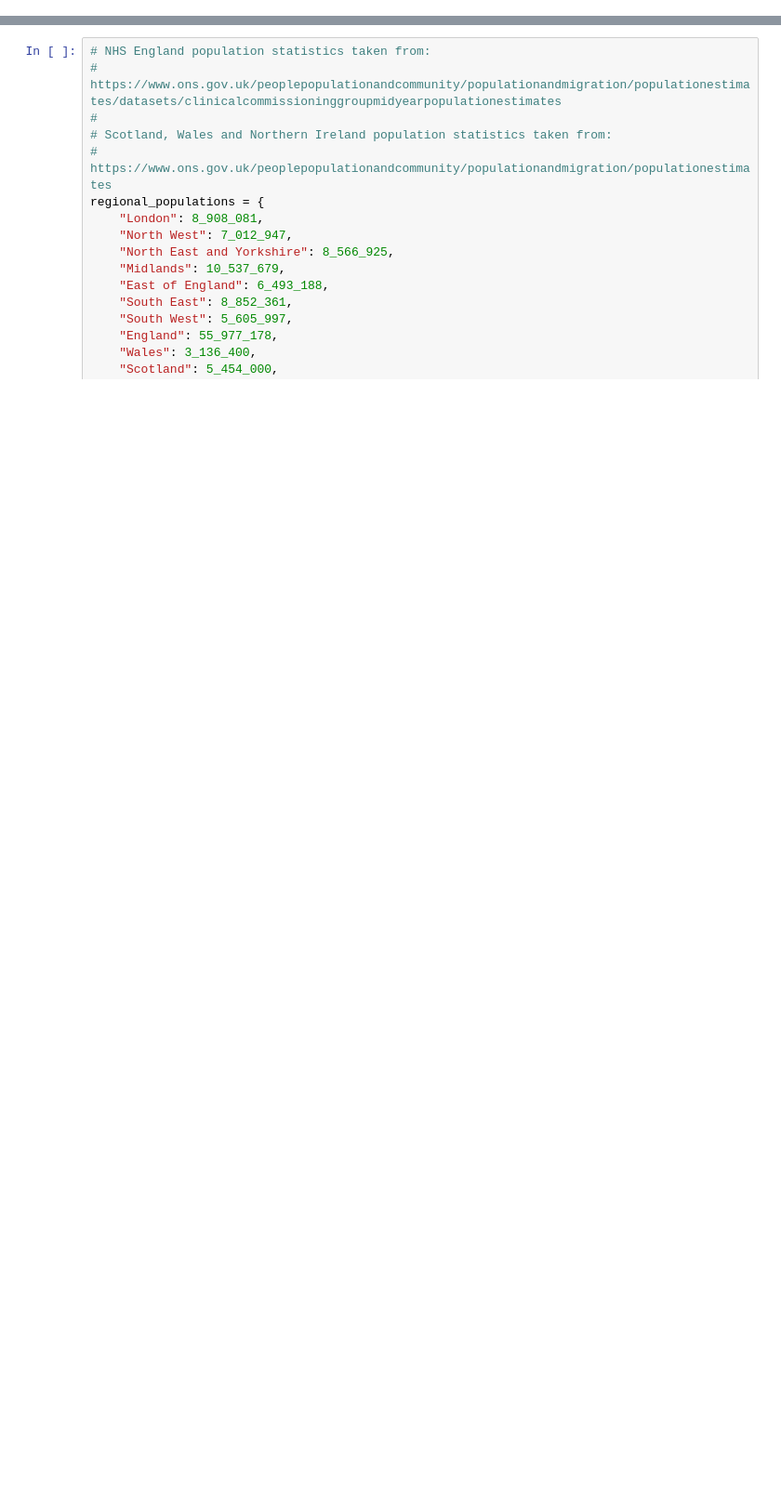
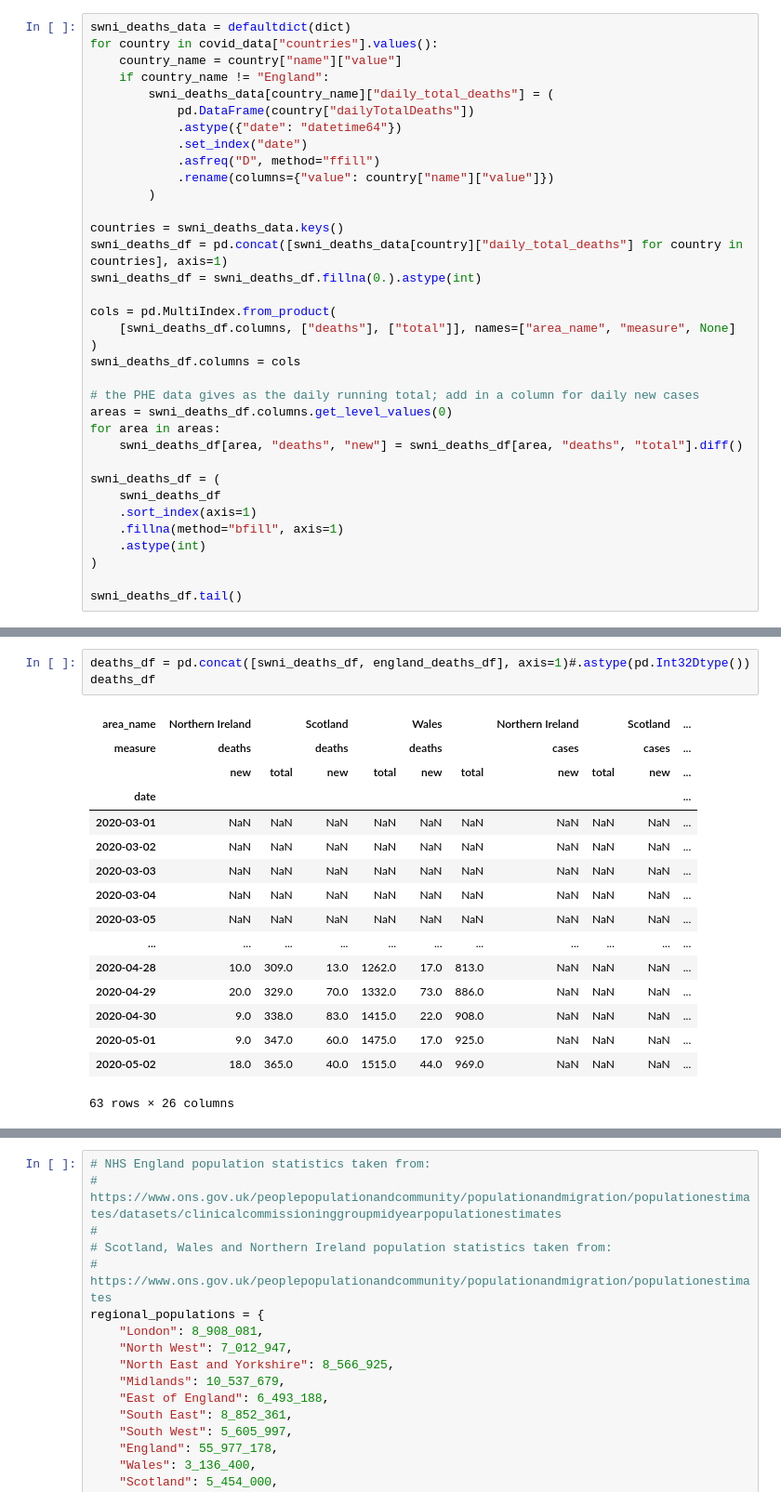
Before and after one commit to mfreeborn/coronavirus-tracker, a Jupyter notebook: Covid-19 England Tracker.ipynb, the cells around one changed output, grey strips where cells are left out. Shown at 93% size. Drawn from its saved outputs; the diff is of its cells as text; blank space fills up the shorter version.

```diff
--- a/Covid-19 England Tracker.ipynb
+++ b/Covid-19 England Tracker.ipynb
@@ -183,0 +97,35 @@ england_cases_df
+# %%
+swni_deaths_data = defaultdict(dict)
+for country in covid_data["countries"].values():
+    country_name = country["name"]["value"]
+    if country_name != "England":
+        swni_deaths_data[country_name]["daily_total_deaths"] = (
+            pd.DataFrame(country["dailyTotalDeaths"])
+            .astype({"date": "datetime64"})
+            .set_index("date")
+            .asfreq("D", method="ffill")
+            .rename(columns={"value": country["name"]["value"]})
+        )
+
+countries = swni_deaths_data.keys()
+swni_deaths_df = pd.concat([swni_deaths_data[country]["daily_total_deaths"] for country in countries], axis=1)
+swni_deaths_df = swni_deaths_df.fillna(0.).astype(int)
+
+cols = pd.MultiIndex.from_product(
+    [swni_deaths_df.columns, ["deaths"], ["total"]], names=["area_name", "measure", None]
+)
+swni_deaths_df.columns = cols
+
+# the PHE data gives as the daily running total; add in a column for daily new cases
+areas = swni_deaths_df.columns.get_level_values(0)
+for area in areas:
+    swni_deaths_df[area, "deaths", "new"] = swni_deaths_df[area, "deaths", "total"].diff()
+
+swni_deaths_df = (
+    swni_deaths_df
+    .sort_index(axis=1)
+    .fillna(method="bfill", axis=1)
+    .astype(int)
+)
+
+swni_deaths_df.tail()
@@ -183,0 +160,20 @@ england_cases_df
+# %%
+deaths_df = pd.concat([swni_deaths_df, england_deaths_df], axis=1)#.astype(pd.Int32Dtype())
+deaths_df
+# %% [output]
+| area_name | Northern Ireland |  | Scotland |  | Wales |  | Northern Ireland |  | Scotland | ... |
+| measure | deaths |  | deaths |  | deaths |  | cases |  | cases | ... |
+|  | new | total | new | total | new | total | new | total | new | ... |
+| date |  |  |  |  |  |  |  |  |  | ... |
+| 2020-03-01 | NaN | NaN | NaN | NaN | NaN | NaN | NaN | NaN | NaN | ... |
+| 2020-03-02 | NaN | NaN | NaN | NaN | NaN | NaN | NaN | NaN | NaN | ... |
+| 2020-03-03 | NaN | NaN | NaN | NaN | NaN | NaN | NaN | NaN | NaN | ... |
+| 2020-03-04 | NaN | NaN | NaN | NaN | NaN | NaN | NaN | NaN | NaN | ... |
+| 2020-03-05 | NaN | NaN | NaN | NaN | NaN | NaN | NaN | NaN | NaN | ... |
+| ... | ... | ... | ... | ... | ... | ... | ... | ... | ... | ... |
+| 2020-04-28 | 10.0 | 309.0 | 13.0 | 1262.0 | 17.0 | 813.0 | NaN | NaN | NaN | ... |
+| 2020-04-29 | 20.0 | 329.0 | 70.0 | 1332.0 | 73.0 | 886.0 | NaN | NaN | NaN | ... |
+| 2020-04-30 | 9.0 | 338.0 | 83.0 | 1415.0 | 22.0 | 908.0 | NaN | NaN | NaN | ... |
+| 2020-05-01 | 9.0 | 347.0 | 60.0 | 1475.0 | 17.0 | 925.0 | NaN | NaN | NaN | ... |
+| 2020-05-02 | 18.0 | 365.0 | 40.0 | 1515.0 | 44.0 | 969.0 | NaN | NaN | NaN | ... |
+63 rows × 26 columns
```
Also changed, not shown: parts of 13 cells of this notebook.
